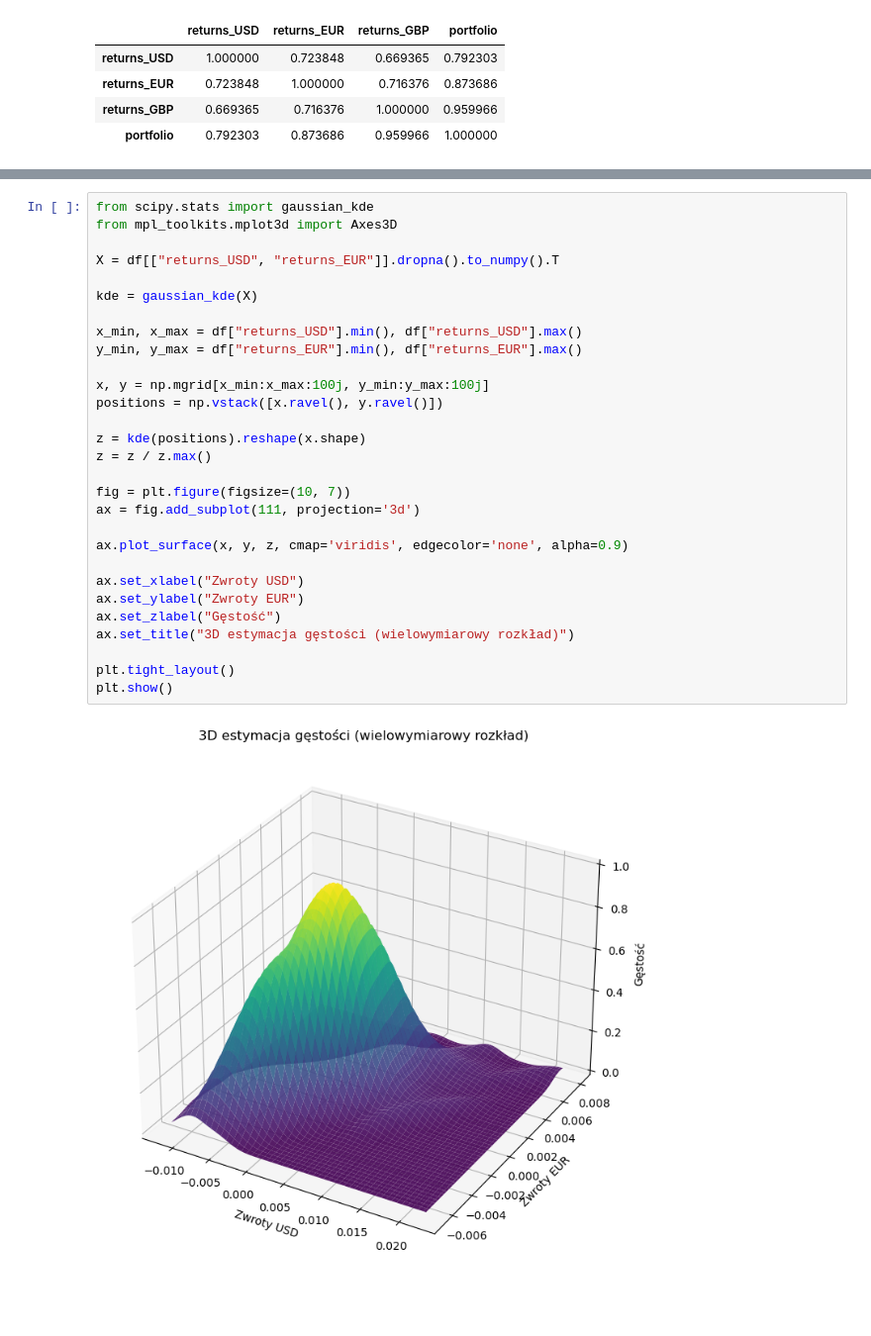
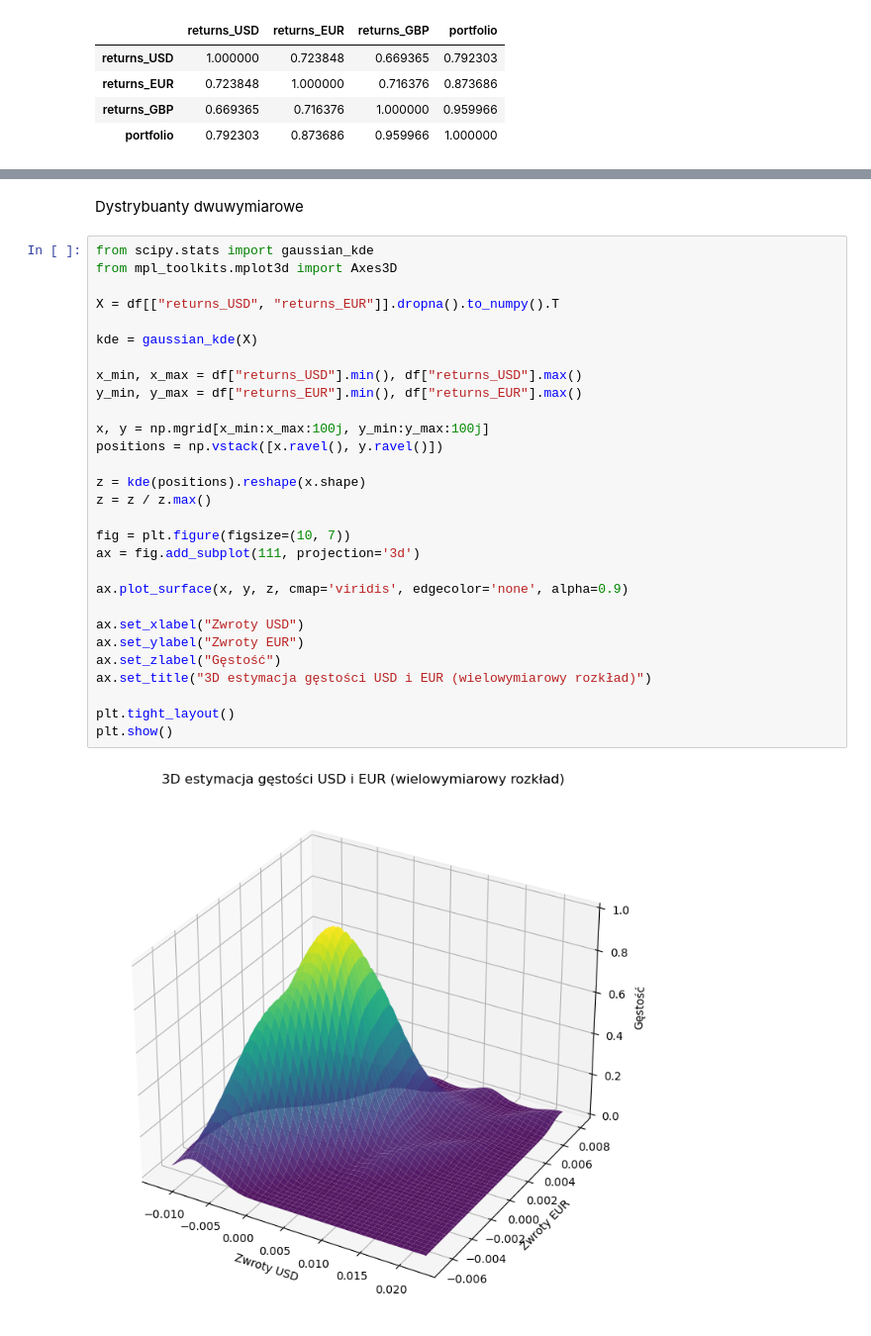
Before and after one commit to rafglo/Industry-Risk-Management, a Jupyter notebook: irm2.ipynb, the cells around one changed output, grey strips where cells are left out. Shown at 99% size. Saved outputs shown, nothing was run; the diff lists cells and outputs as text; blank space fills up the shorter version.

```diff
--- a/irm2.ipynb
+++ b/irm2.ipynb
@@ -345,31 +429,33 @@ df[["returns_USD", "returns_EUR", "returns_GBP", "portfolio"]].corr()
+# %% [markdown]
+Dystrybuanty dwuwymiarowe
 # %%
 from scipy.stats import gaussian_kde
 from mpl_toolkits.mplot3d import Axes3D
 
 X = df[["returns_USD", "returns_EUR"]].dropna().to_numpy().T
 
 kde = gaussian_kde(X)
 
 x_min, x_max = df["returns_USD"].min(), df["returns_USD"].max()
 y_min, y_max = df["returns_EUR"].min(), df["returns_EUR"].max()
 
 x, y = np.mgrid[x_min:x_max:100j, y_min:y_max:100j]
 positions = np.vstack([x.ravel(), y.ravel()])
 
 z = kde(positions).reshape(x.shape)
 z = z / z.max()
 
 fig = plt.figure(figsize=(10, 7))
 ax = fig.add_subplot(111, projection='3d')
 
 ax.plot_surface(x, y, z, cmap='viridis', edgecolor='none', alpha=0.9)
 
 ax.set_xlabel("Zwroty USD")
 ax.set_ylabel("Zwroty EUR")
 ax.set_zlabel("Gęstość")
-ax.set_title("3D estymacja gęstości (wielowymiarowy rozkład)")
+ax.set_title("3D estymacja gęstości USD i EUR (wielowymiarowy rozkład)")
 
 plt.tight_layout()
 plt.show()
 # %% [output]
-[figure, old version]
+[figure, new version]
```
Also changed, not shown: parts of 22 cells of this notebook.
